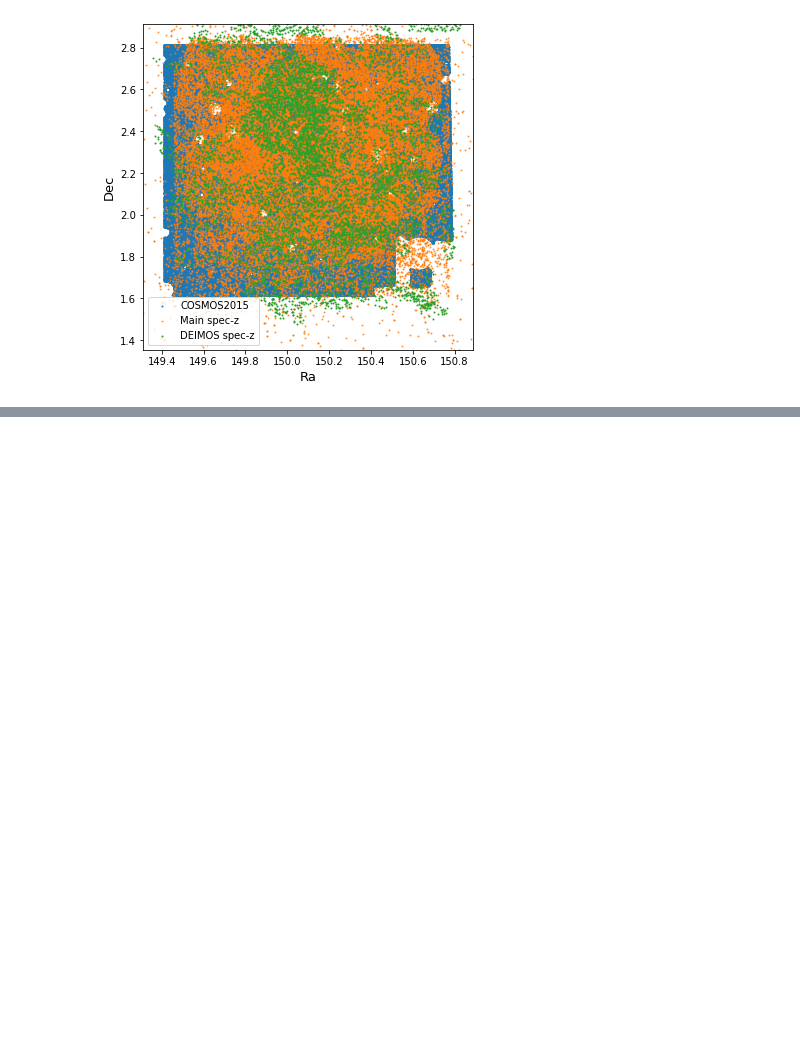
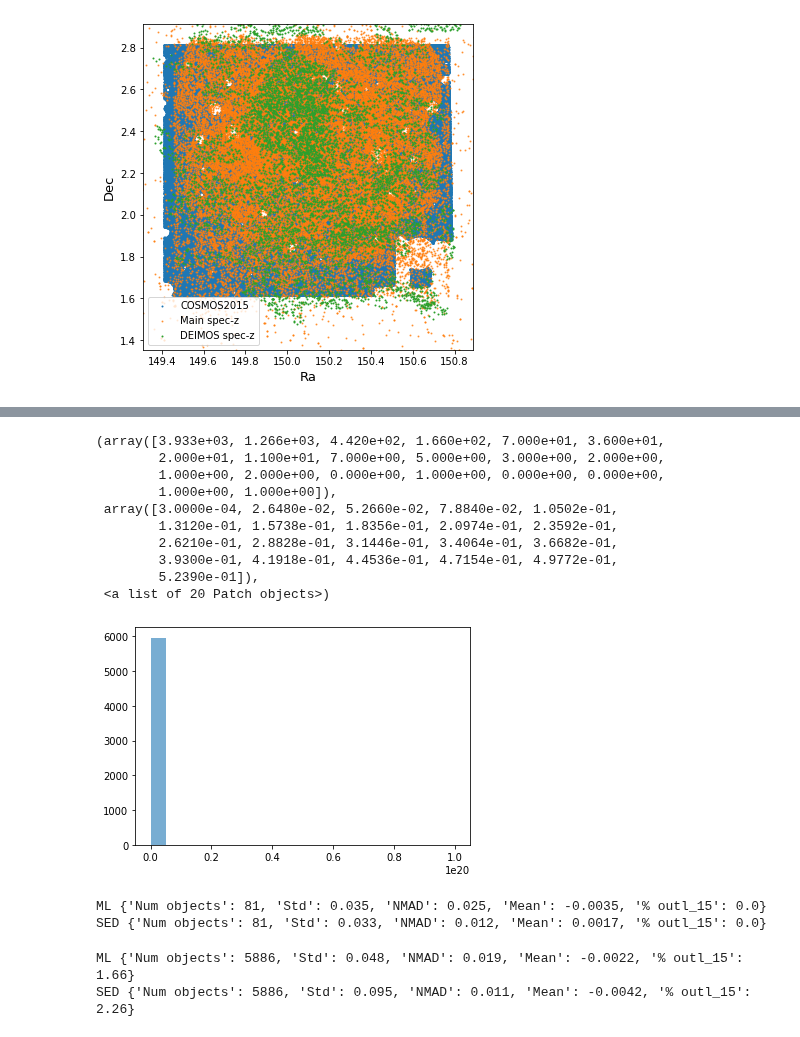
Before and after one commit to ShrRa/COSMOS_SOM, a Jupyter notebook: CoordPlot.ipynb, the cells around one changed output, grey strips where cells are left out. Drawn from its saved outputs; the diff is of its cells as text; code cells hidden in the pictures; blank space fills up the shorter version.

Commit message:
Additional checks for biases of resids

```diff
--- a/CoordPlot.ipynb
+++ b/CoordPlot.ipynb
@@ -35,0 +38,5 @@ axs.set_aspect(1)
+# %%
+dirCatalogs='/mnt/Data/Work/Sources/COSMOS/CatalogsFromWorkingPC/ex018/datasets'
+fileNameTest='05_COSMOS_SpectrZ_Zlim_1p2_Test_SOMinfo.csv'
+# %%
+test=pd.read_csv(os.path.join(dirCatalogs,fileNameTest))
@@ -35,0 +58,4 @@ axs.set_aspect(1)
+# %%
+cosmos=tabCOSMOS2015.to_pandas()
+# %%
+testAll=test.merge(cosmos,how='left',left_on='Seq',right_on='Seq')
@@ -35,0 +91,16 @@ axs.set_aspect(1)
+# %%
+plt.hist(testAll['e_IB505ap3'],bins=20,alpha=0.6)
+plt.hist(testAll['e_Hmagap3'],bins=20,alpha=0.6)
+#plt.xlim(0,0.2)
+# %% [output]
+(array([3.933e+03, 1.266e+03, 4.420e+02, 1.660e+02, 7.000e+01, 3.600e+01,
+        2.000e+01, 1.100e+01, 7.000e+00, 5.000e+00, 3.000e+00, 2.000e+00,
+        1.000e+00, 2.000e+00, 0.000e+00, 1.000e+00, 0.000e+00, 0.000e+00,
+        1.000e+00, 1.000e+00]),
+ array([3.0000e-04, 2.6480e-02, 5.2660e-02, 7.8840e-02, 1.0502e-01,
+        1.3120e-01, 1.5738e-01, 1.8356e-01, 2.0974e-01, 2.3592e-01,
+        2.6210e-01, 2.8828e-01, 3.1446e-01, 3.4064e-01, 3.6682e-01,
+        3.9300e-01, 4.1918e-01, 4.4536e-01, 4.7154e-01, 4.9772e-01,
+        5.2390e-01]),
+ <a list of 20 Patch objects>)
+[figure, added]
@@ -35,0 +109,12 @@ axs.set_aspect(1)
+# %%
+print("ML",statResid(testAll[testAll['e_IB427ap3']>1],'resid_ML'))
+print("SED",statResid(testAll[testAll['e_IB427ap3']>1],'resid_SED'))
+# %% [output]
+ML {'Num objects': 81, 'Std': 0.035, 'NMAD': 0.025, 'Mean': -0.0035, '% outl_15': 0.0}
+SED {'Num objects': 81, 'Std': 0.033, 'NMAD': 0.012, 'Mean': 0.0017, '% outl_15': 0.0}
+# %%
+print("ML",statResid(testAll[testAll['e_IB427ap3']<=1],'resid_ML'))
+print("SED",statResid(testAll[testAll['e_IB427ap3']<=1],'resid_SED'))
+# %% [output]
+ML {'Num objects': 5886, 'Std': 0.048, 'NMAD': 0.019, 'Mean': -0.0022, '% outl_15': 1.66}
+SED {'Num objects': 5886, 'Std': 0.095, 'NMAD': 0.011, 'Mean': -0.0042, '% outl_15': 2.26}
```
Also changed, not shown: parts of 7 cells of this notebook.
